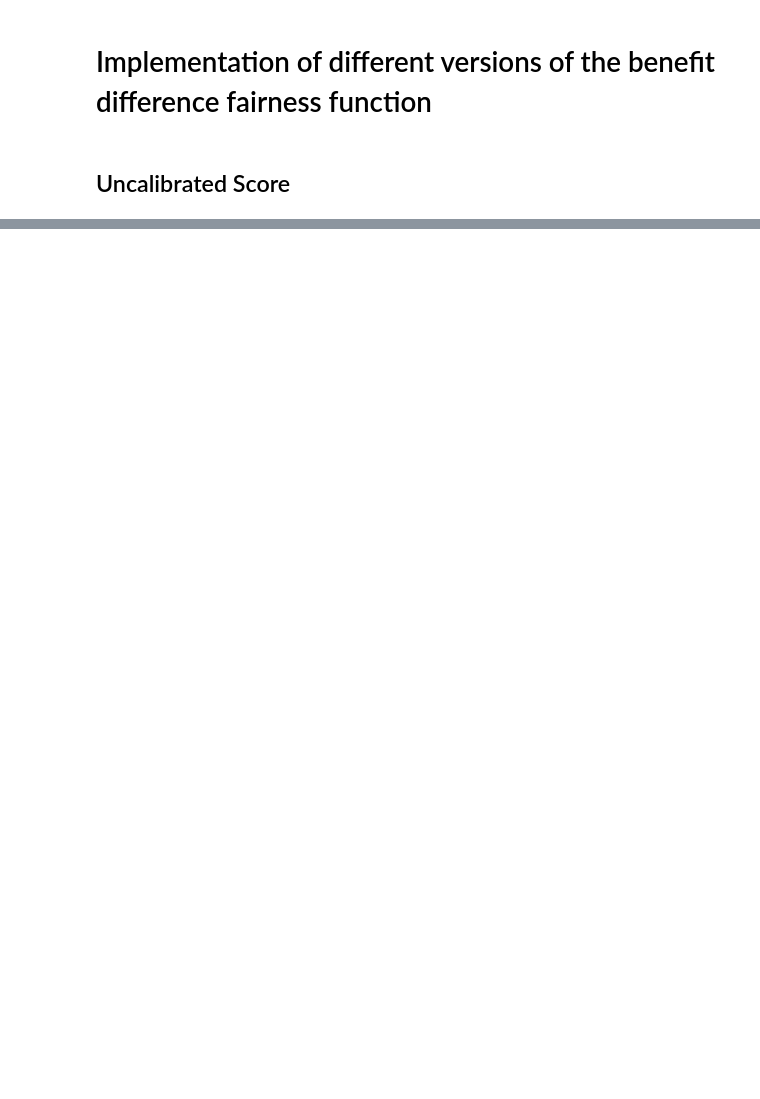
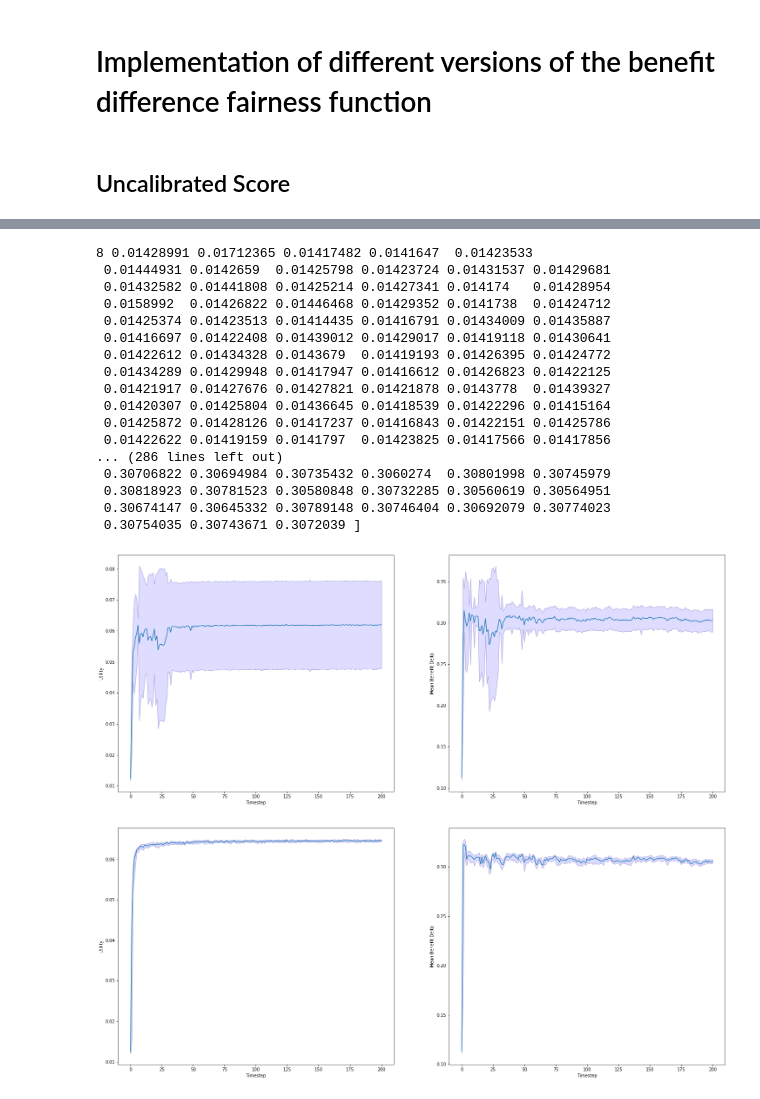
Before and after one commit to floydkretschmar/master-thesis, a Jupyter notebook: exp/006-single-run-test.ipynb, the cells around one changed output, grey strips where cells are left out. Cells and saved outputs as stored; diff of their text form; code cells hidden in the pictures; blank space fills up the shorter version.

```diff
--- a/exp/006-single-run-test.ipynb
+++ b/exp/006-single-run-test.ipynb
@@ -88,0 +105,63 @@ KeyError: 'fairness_function'
+# %%
+bias = True
+dim_x = 1
+dim_theta = dim_x + 1 if bias else dim_x
+
+def util_func(**util_params):
+    util = cost_utility(cost_factor=0.55, **util_params)
+    return util
+
+training_parameters = {
+    'save_path': "/home/fkretschmar/Documents/master-thesis/res/exp-006/split/",
+    'model':{
+        'theta': [-3.5, 0.6],
+        'benefit_value_function': demographic_parity,
+        'utility_value_function': util_func,
+        'fairness_function': fairness_function,
+        'feature_map': IdentityFeatureMap(dim_theta),
+        'keep_collected_data': False,
+        'use_sensitve_attributes': False,
+        'bias': bias
+    },
+    'optimization': {
+        'time_steps':200,
+        'epochs': 32,
+        'batch_size':512,
+        'learning_rate': 0.5,
+        'decay_rate': 0.8,
+        'decay_step': 30,
+        'test_at_every_timestep': False
+    },
+    'data': {
+        'distribution': SplitDistribution(bias=bias),
+        'keep_data_across_lambdas': True,
+        'fraction_protected':0.5,
+        'num_test_samples': 20480,
+        'num_decisions': 32 * 512
+    }
+}
+# %%
+statistics, run_path = train(training_parameters, fairness_rates=[0.0], iterations=30, store_all=True, verbose=True, asynchronous=True)
+
+plot_mean_over_time(statistics, "{}/results_mean.png".format(run_path))
+plot_median_over_time(statistics, "{}/results_median.png".format(run_path))
+# %% [output]
+8 0.01428991 0.01712365 0.01417482 0.0141647  0.01423533
+ 0.01444931 0.0142659  0.01425798 0.01423724 0.01431537 0.01429681
+ 0.01432582 0.01441808 0.01425214 0.01427341 0.014174   0.01428954
+ 0.0158992  0.01426822 0.01446468 0.01429352 0.0141738  0.01424712
+ 0.01425374 0.01423513 0.01414435 0.01416791 0.01434009 0.01435887
+ 0.01416697 0.01422408 0.01439012 0.01429017 0.01419118 0.01430641
+ 0.01422612 0.01434328 0.0143679  0.01419193 0.01426395 0.01424772
+ 0.01434289 0.01429948 0.01417947 0.01416612 0.01426823 0.01422125
+ 0.01421917 0.01427676 0.01427821 0.01421878 0.0143778  0.01439327
+ 0.01420307 0.01425804 0.01436645 0.01418539 0.01422296 0.01415164
+ 0.01425872 0.01428126 0.01417237 0.01416843 0.01422151 0.01425786
+ 0.01422622 0.01419159 0.0141797  0.01423825 0.01417566 0.01417856
+... (286 lines left out)
+ 0.30706822 0.30694984 0.30735432 0.3060274  0.30801998 0.30745979
+ 0.30818923 0.30781523 0.30580848 0.30732285 0.30560619 0.30564951
+ 0.30674147 0.30645332 0.30789148 0.30746404 0.30692079 0.30774023
+ 0.30754035 0.30743671 0.3072039 ]
+[figure, added]
+[figure, added]
```
Also changed, not shown: parts of 6 cells of this notebook.
